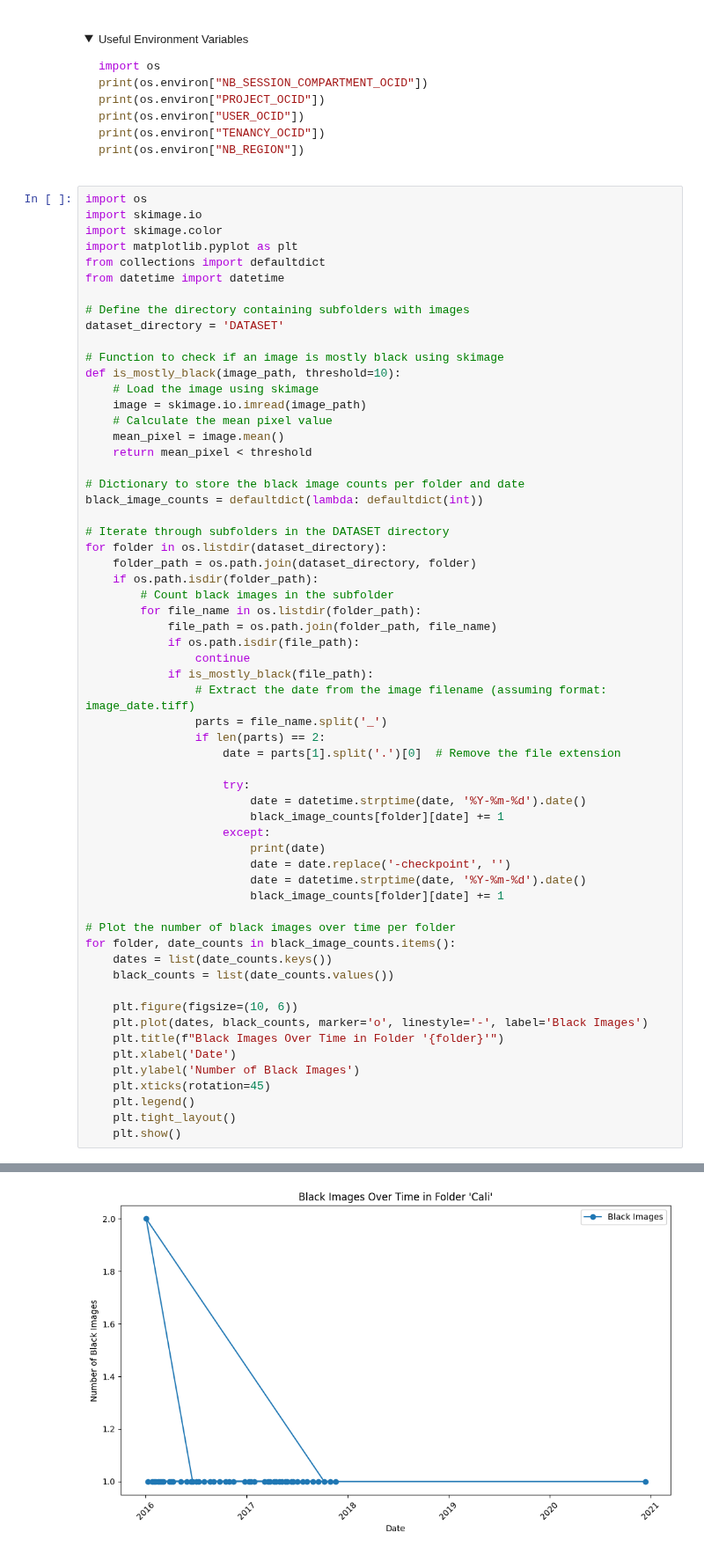
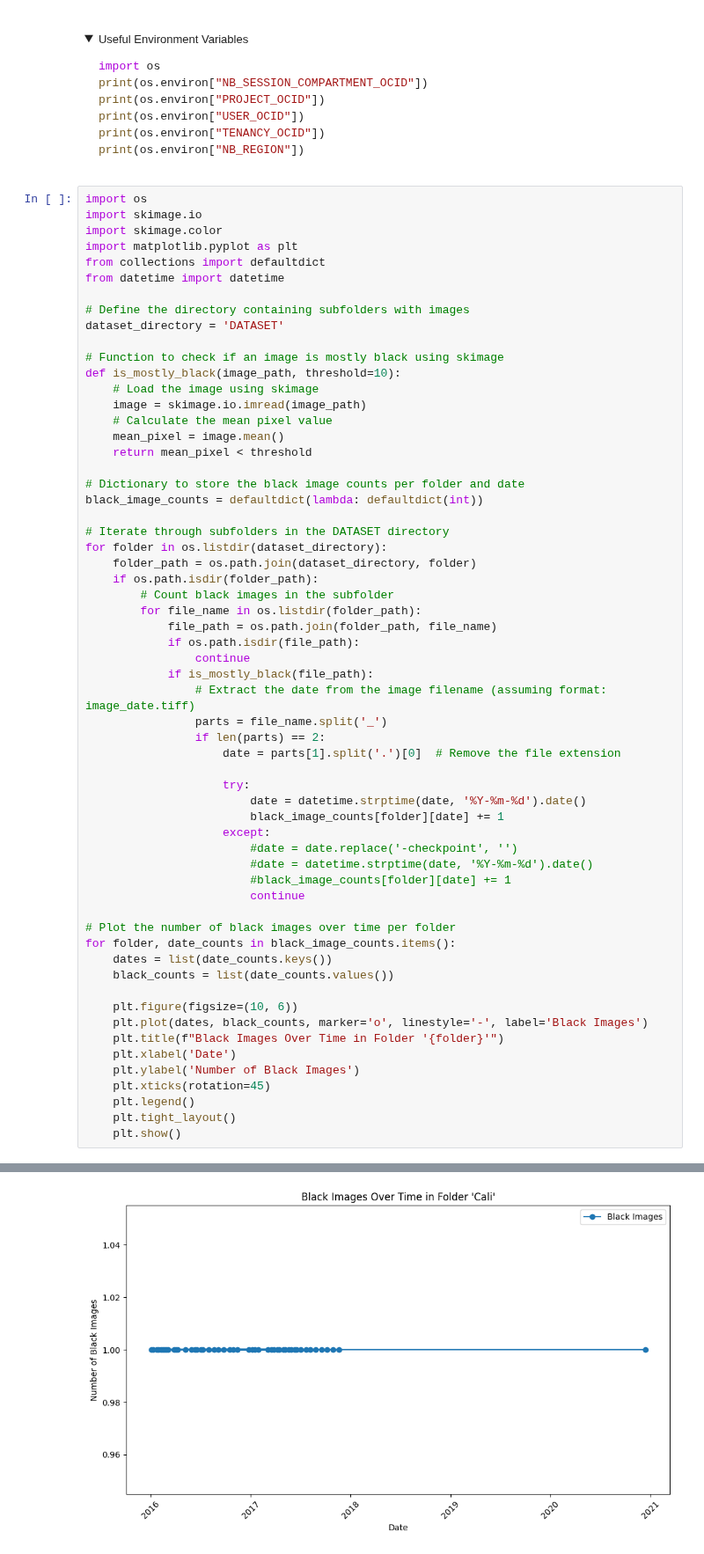
Before and after one commit to dsrestrepo/Foundational-Multimodal-Fusion-Benchmark, a Jupyter notebook: experiments/violence_prediction/Dataset/Satellite/DataAnalysis.ipynb, the cells around one changed output, grey strips where cells are left out. Shown at 88% size. Drawn from its saved outputs; the diff is of its cells as text; folded sections open.

Commit message:
satellite images analysis update

```diff
--- a/experiments/violence_prediction/Dataset/Satellite/DataAnalysis.ipynb
+++ b/experiments/violence_prediction/Dataset/Satellite/DataAnalysis.ipynb
@@ -95,10 +95,10 @@ for folder in os.listdir(dataset_directory):
                         date = datetime.strptime(date, '%Y-%m-%d').date()
                         black_image_counts[folder][date] += 1
                     except:
-                        print(date)
-                        date = date.replace('-checkpoint', '')
-                        date = datetime.strptime(date, '%Y-%m-%d').date()
-                        black_image_counts[folder][date] += 1
+                        #date = date.replace('-checkpoint', '')
+                        #date = datetime.strptime(date, '%Y-%m-%d').date()
+                        #black_image_counts[folder][date] += 1
+                        continue
 
 # Plot the number of black images over time per folder
 for folder, date_counts in black_image_counts.items():
@@ -119,4 +118,4 @@ for folder, date_counts in black_image_counts.items():
-[figure, old version]
+[figure, new version]
 [figure]
 [figure]
 [figure]
```
Also changed, not shown: parts of 1 cell of this notebook.
